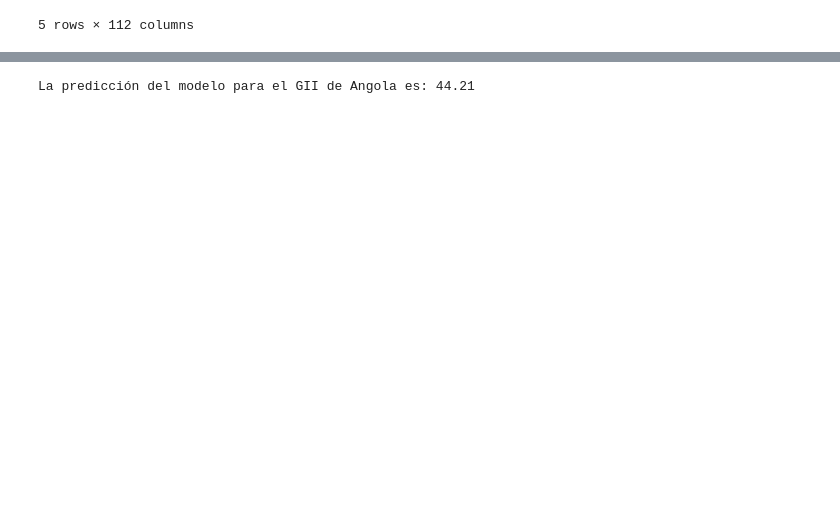
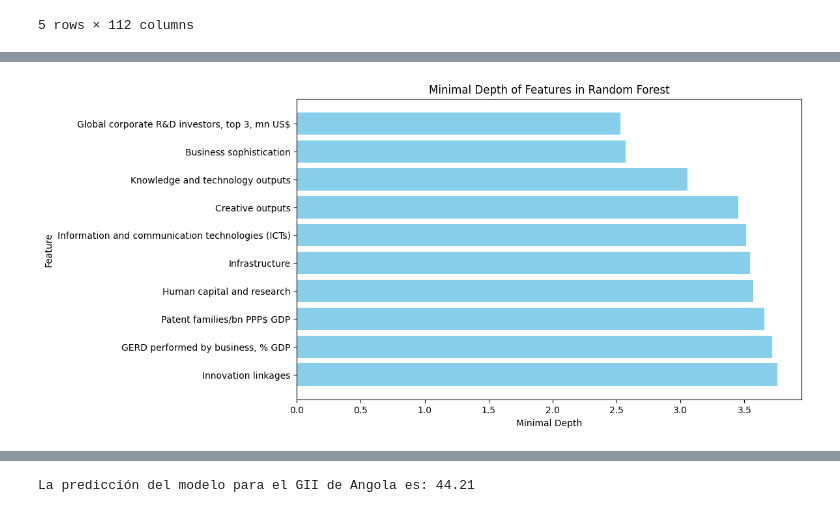
Before and after one commit to CDF51342/XAI_GII_Angola, a Jupyter notebook: notebooks/XAI.ipynb, the cells around one changed output, grey strips where cells are left out. Cells and saved outputs as stored; diff of their text form; code cells hidden in the pictures; blank space fills up the shorter version.

```diff
--- a/notebooks/XAI.ipynb
+++ b/notebooks/XAI.ipynb
@@ -47,0 +164,45 @@ X_Angola = np.array(X_Angola)
+# %%
+# Calcular la profundidad mínima de cada característica
+feature_depths = {feature: [] for feature in range(X.shape[1])}
+
+for tree in model.estimators_:
+    # Profundidad de cada nodo en el árbol
+    node_depth = np.zeros(shape=tree.tree_.node_count, dtype=np.int32)
+    stack = [(0, -1)]  # Nodo raíz (id=0), profundidad inicial -1
+
+    # Recorrer el árbol
+    while stack:
+        node_id, depth = stack.pop()
+        node_depth[node_id] = depth + 1
+
+        # Si no es nodo hoja, explorar los hijos
+        if tree.tree_.feature[node_id] != -2:  # -2 significa nodo hoja
+            stack.append((tree.tree_.children_left[node_id], depth + 1))
+            stack.append((tree.tree_.children_right[node_id], depth + 1))
+
+    # Asignar la profundidad mínima de las características
+    for node_id in range(tree.tree_.node_count):
+        feature = tree.tree_.feature[node_id]
+        if feature != -2:  # Ignorar nodos hoja
+            feature_depths[feature].append(node_depth[node_id])
+
+# Calcular la profundidad mínima promedio por característica
+minimal_depth = {X.columns[feature]: np.mean(depths) for feature, depths in feature_depths.items()}
+# %%
+# Crear un DataFrame para graficar
+depth_df = pd.DataFrame({
+    'Feature': list(minimal_depth.keys()),
+    'Minimal Depth': list(minimal_depth.values())
+}).sort_values(by='Minimal Depth')
+
+top_10 = depth_df.head(10)
+# Graficar
+plt.figure(figsize=(10, 6))
+plt.barh(top_10['Feature'], top_10['Minimal Depth'], color='skyblue')
+plt.xlabel('Minimal Depth')
+plt.ylabel('Feature')
+plt.title('Minimal Depth of Features in Random Forest')
+plt.gca().invert_yaxis()
+plt.show()
+# %% [output]
+[figure, added]
```
Also changed, not shown: parts of 26 cells of this notebook.
